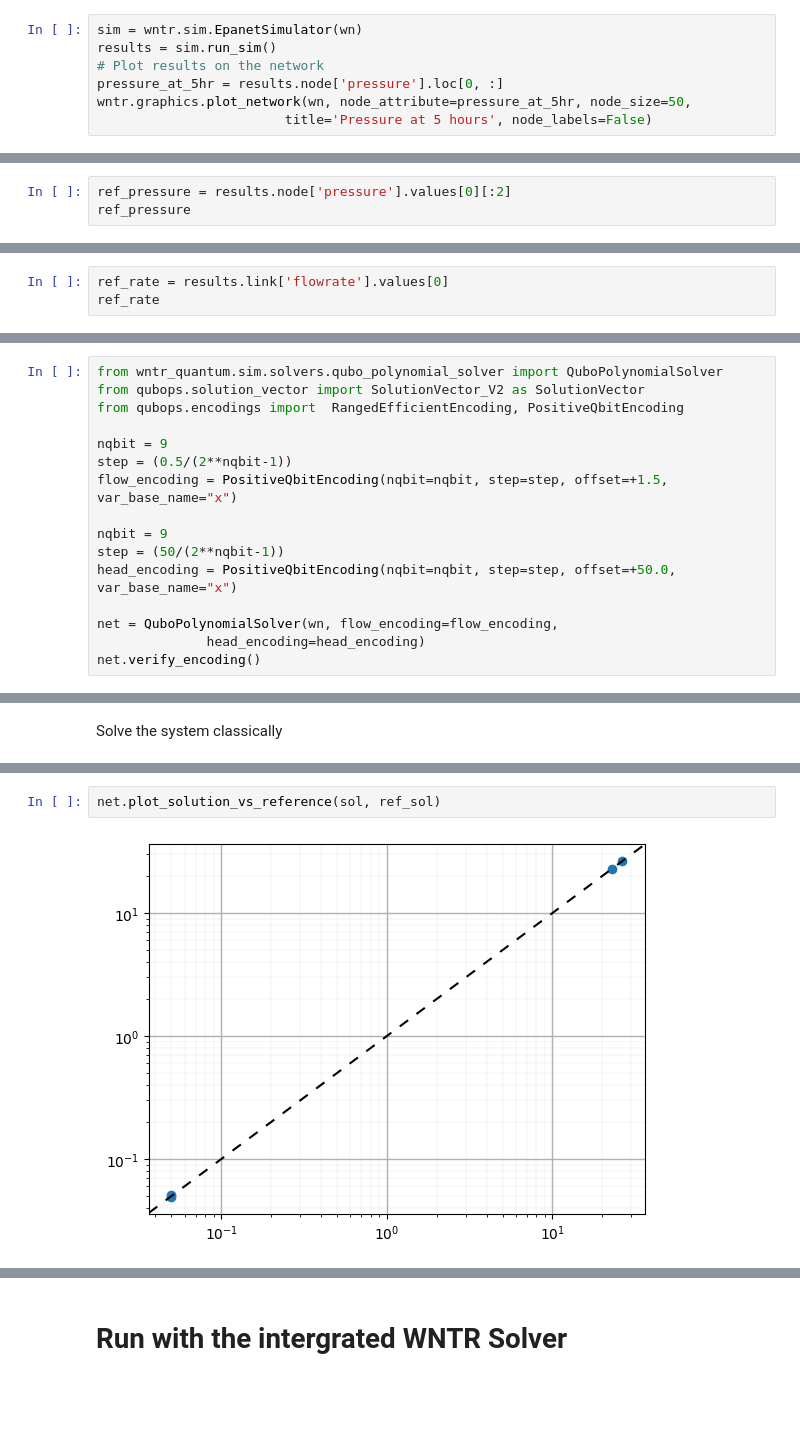
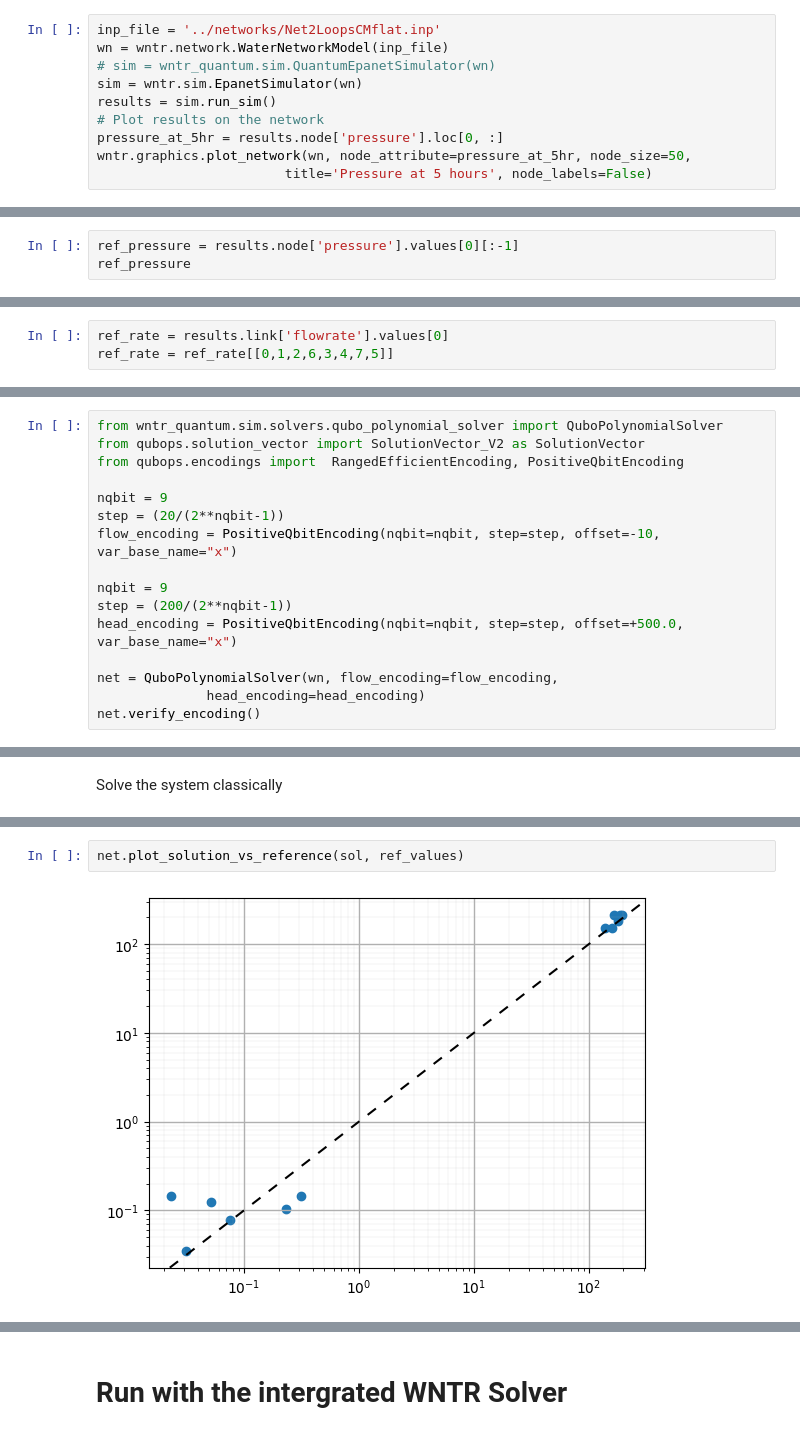
Before and after one commit to QuantumApplicationLab/wntr-quantum, a Jupyter notebook: docs/notebooks/sandbox/qubo_poly_solver_Net2loops.ipynb, the cells around one changed output, grey strips where cells are left out. Cells and saved outputs as stored; diff of their text form; blank space fills up the shorter version.

```diff
--- a/docs/notebooks/sandbox/qubo_poly_solver_Net2loops.ipynb
+++ b/docs/notebooks/sandbox/qubo_poly_solver_Net2loops.ipynb
@@ -18,6 +62,9 @@ wntr.graphics.plot_network(wn, title=wn.name, node_labels=True)
 # %% [markdown]
 ## Run with the original Cholesky EPANET simulator
 # %%
+inp_file = '../networks/Net2LoopsCMflat.inp'
+wn = wntr.network.WaterNetworkModel(inp_file)
+# sim = wntr_quantum.sim.QuantumEpanetSimulator(wn)
 sim = wntr.sim.EpanetSimulator(wn)
 results = sim.run_sim()
 # Plot results on the network
@@ -30,4 +82,4 @@ wntr.graphics.plot_network(wn, node_attribute=pressure_at_5hr, node_size=50,
 # %%
-ref_pressure = results.node['pressure'].values[0][:2]
+ref_pressure = results.node['pressure'].values[0][:-1]
 ref_pressure
 # %% [output]
@@ -35,3 +92,3 @@ array([26.477, 22.954], dtype=float32)
 # %%
 ref_rate = results.link['flowrate'].values[0]
-ref_rate
+ref_rate = ref_rate[[0,1,2,6,3,4,7,5]]
@@ -52,12 +107,12 @@ from qubops.solution_vector import SolutionVector_V2 as SolutionVector
 from qubops.encodings import  RangedEfficientEncoding, PositiveQbitEncoding
 
 nqbit = 9
-step = (0.5/(2**nqbit-1))
-flow_encoding = PositiveQbitEncoding(nqbit=nqbit, step=step, offset=+1.5, var_base_name="x")
+step = (20/(2**nqbit-1))
+flow_encoding = PositiveQbitEncoding(nqbit=nqbit, step=step, offset=-10, var_base_name="x")
 
 nqbit = 9
-step = (50/(2**nqbit-1))
-head_encoding = PositiveQbitEncoding(nqbit=nqbit, step=step, offset=+50.0, var_base_name="x")
+step = (200/(2**nqbit-1))
+head_encoding = PositiveQbitEncoding(nqbit=nqbit, step=step, offset=+500.0, var_base_name="x")
 
 net = QuboPolynomialSolver(wn, flow_encoding=flow_encoding,
               head_encoding=head_encoding)
@@ -87,5 +170,5 @@ sol = net.extract_data_from_model(model)
 # %%
-net.plot_solution_vs_reference(sol, ref_sol)
+net.plot_solution_vs_reference(sol, ref_values)
 # %% [output]
-[figure, old version]
+[figure, new version]
 # %%
```
Also changed, not shown: parts of 20 cells of this notebook.
